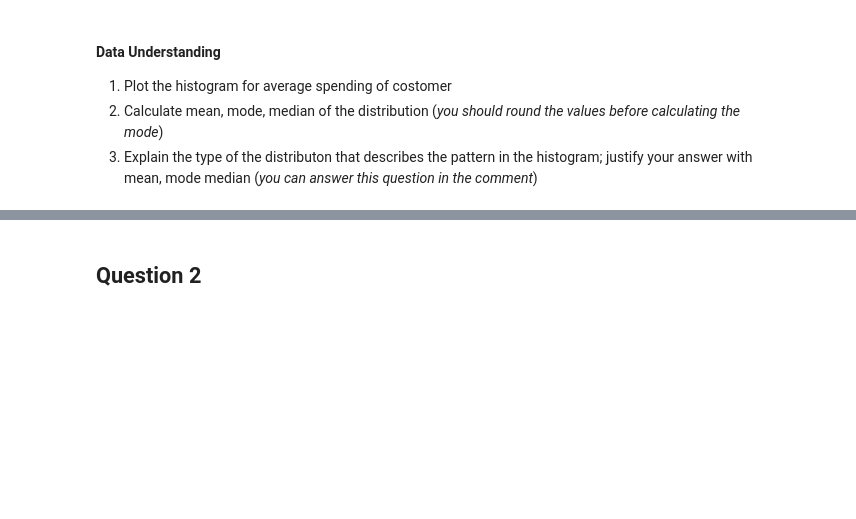
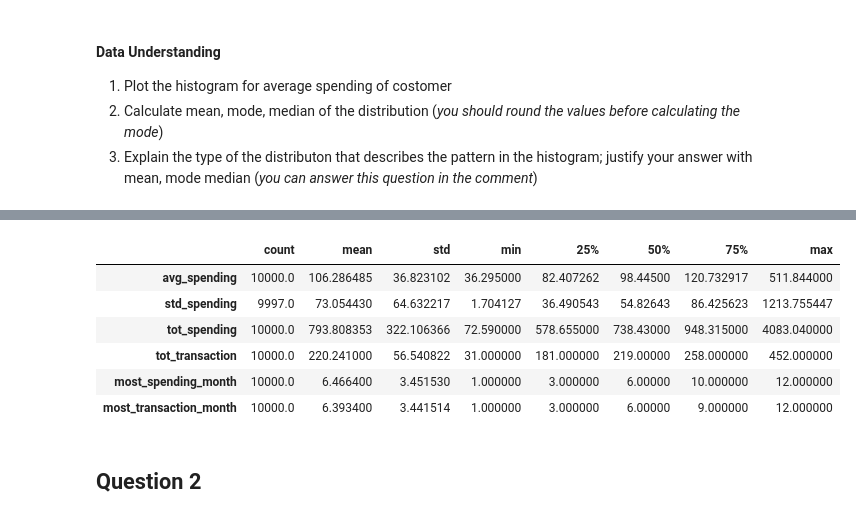
Before and after one commit to OlkanBerke/data-science-homework, a Jupyter notebook: Case_Study.ipynb, the cells around one changed output, grey strips where cells are left out. Drawn from its saved outputs; the diff is of its cells as text; code cells hidden in the pictures; blank space fills up the shorter version.

```diff
--- a/Case_Study.ipynb
+++ b/Case_Study.ipynb
@@ -67,0 +133,4 @@ The output seen as:
+# %%
+df = pd.concat([avg_spending, std_spending, tot_spending, tot_transaction, most_spending_month, most_transaction_month], axis=1,)
+df.columns = ['avg_spending', 'std_spending', 'tot_spending', 'tot_transaction', 'most_spending_month', 'most_transaction_month']
+df.head(5)
@@ -75,5 +160,14 @@ The output seen as:
 # %%
 #2. Calculate mean, mode, median of the distribution (you should round the values before calculating the mode)
+df.describe().T
+# %% [output]
+|  | count | mean | std | min | 25% | 50% | 75% | max |
+| avg_spending | 10000.0 | 106.286485 | 36.823102 | 36.295000 | 82.407262 | 98.44500 | 120.732917 | 511.844000 |
+| std_spending | 9997.0 | 73.054430 | 64.632217 | 1.704127 | 36.490543 | 54.82643 | 86.425623 | 1213.755447 |
+| tot_spending | 10000.0 | 793.808353 | 322.106366 | 72.590000 | 578.655000 | 738.43000 | 948.315000 | 4083.040000 |
+| tot_transaction | 10000.0 | 220.241000 | 56.540822 | 31.000000 | 181.000000 | 219.00000 | 258.000000 | 452.000000 |
+| most_spending_month | 10000.0 | 6.466400 | 3.451530 | 1.000000 | 3.000000 | 6.00000 | 10.000000 | 12.000000 |
+| most_transaction_month | 10000.0 | 6.393400 | 3.441514 | 1.000000 | 3.000000 | 6.00000 | 9.000000 | 12.000000 |
 # %%
 #3. Explain the type of the distributon that describes the pattern in the histogram; justify your answer with mean, mode median (you can answer this question in the comment)
 # %% [markdown]
```
Also changed, not shown: parts of 25 cells of this notebook.
